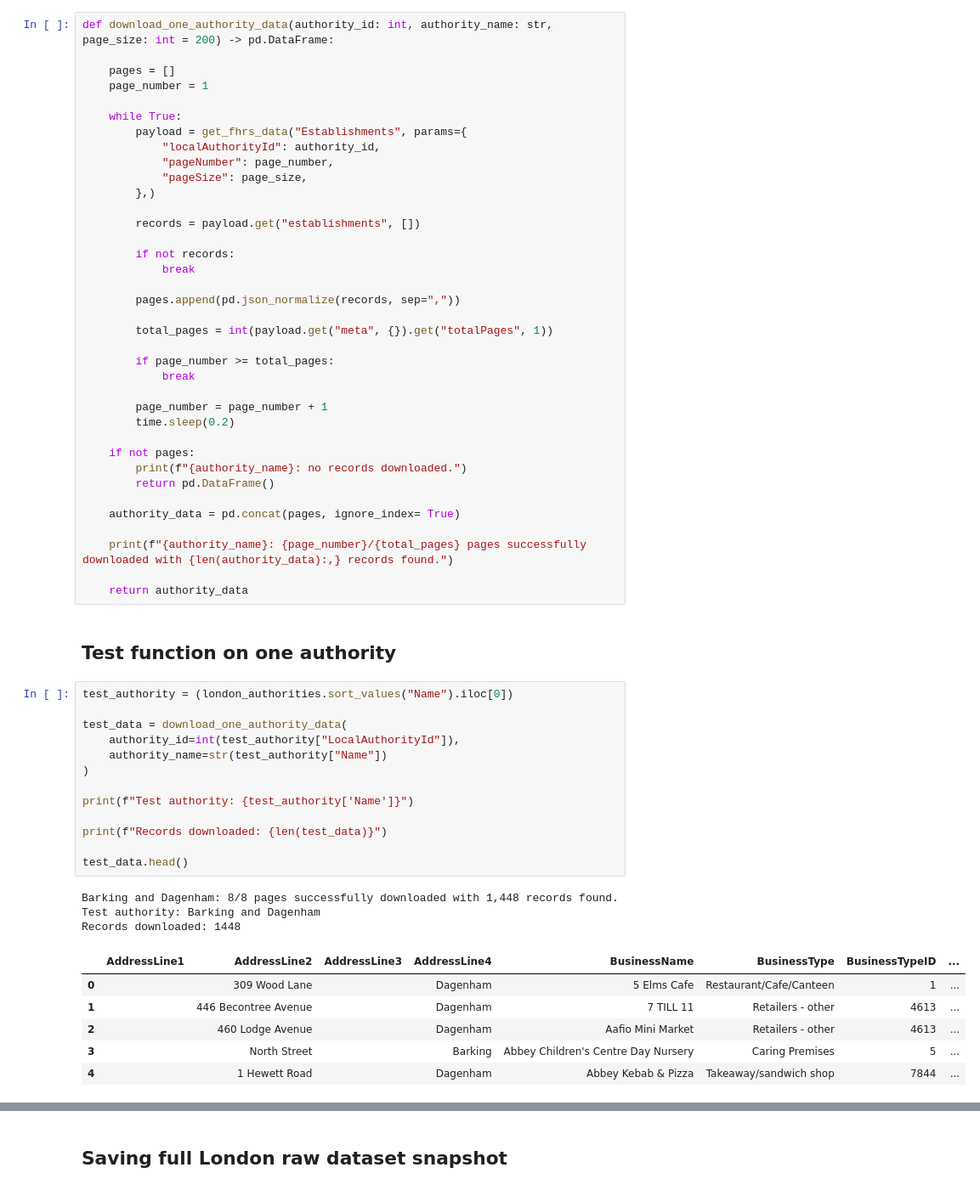
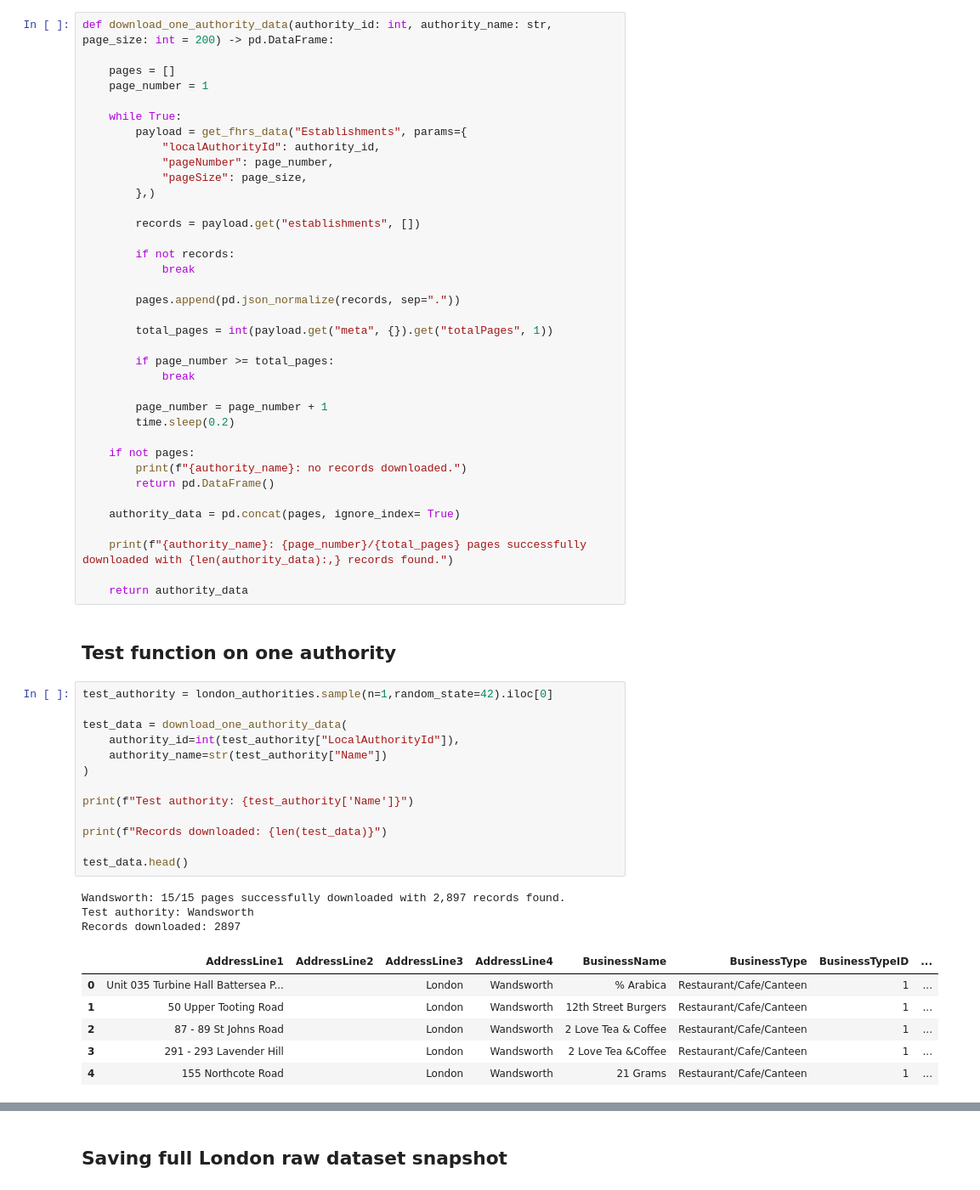
Before and after one commit to rhhythhm/london-bakery-provision, a Jupyter notebook: notebooks/fhrs_download_01.ipynb, the cells around one changed output, grey strips where cells are left out. Shown at 85% size. Drawn from its saved outputs; the diff is of its cells as text.

```diff
--- a/notebooks/fhrs_download_01.ipynb
+++ b/notebooks/fhrs_download_01.ipynb
@@ -168,7 +168,7 @@ def download_one_authority_data(authority_id: int, authority_name: str, page_siz
         if not records:
             break
 
-        pages.append(pd.json_normalize(records, sep=","))
+        pages.append(pd.json_normalize(records, sep="."))
 
         total_pages = int(payload.get("meta", {}).get("totalPages", 1))
 
@@ -190,28 +190,28 @@ def download_one_authority_data(authority_id: int, authority_name: str, page_siz
 # %% [markdown]
 ## Test function on one authority
 # %%
-test_authority = (london_authorities.sort_values("Name").iloc[0])
+test_authority = london_authorities.sample(n=1,random_state=42).iloc[0]
 
 test_data = download_one_authority_data(
     authority_id=int(test_authority["LocalAuthorityId"]),
     authority_name=str(test_authority["Name"])
 )
 
 print(f"Test authority: {test_authority['Name']}")
 
 print(f"Records downloaded: {len(test_data)}")
 
 test_data.head()
 # %% [output]
-Barking and Dagenham: 8/8 pages successfully downloaded with 1,448 records found.
-Test authority: Barking and Dagenham
-Records downloaded: 1448
+Wandsworth: 15/15 pages successfully downloaded with 2,897 records found.
+Test authority: Wandsworth
+Records downloaded: 2897
 |  | AddressLine1 | AddressLine2 | AddressLine3 | AddressLine4 | BusinessName | BusinessType | BusinessTypeID | ... |
-| 0 |  | 309 Wood Lane |  | Dagenham | 5 Elms Cafe | Restaurant/Cafe/Canteen | 1 | ... |
-| 1 |  | 446 Becontree Avenue |  | Dagenham | 7 TILL 11 | Retailers - other | 4613 | ... |
-| 2 |  | 460 Lodge Avenue |  | Dagenham | Aafio Mini Market | Retailers - other | 4613 | ... |
-| 3 |  | North Street |  | Barking | Abbey Children's Centre Day Nursery | Caring Premises | 5 | ... |
-| 4 |  | 1 Hewett Road |  | Dagenham | Abbey Kebab & Pizza | Takeaway/sandwich shop | 7844 | ... |
+| 0 | Unit 035 Turbine Hall Battersea P... |  | London | Wandsworth | % Arabica | Restaurant/Cafe/Canteen | 1 | ... |
+| 1 | 50 Upper Tooting Road |  | London | Wandsworth | 12th Street Burgers | Restaurant/Cafe/Canteen | 1 | ... |
+| 2 | 87 - 89 St Johns Road |  | London | Wandsworth | 2 Love Tea & Coffee | Restaurant/Cafe/Canteen | 1 | ... |
+| 3 | 291 - 293 Lavender Hill |  | London | Wandsworth | 2 Love Tea &Coffee | Restaurant/Cafe/Canteen | 1 | ... |
+| 4 | 155 Northcote Road |  | London | Wandsworth | 21 Grams | Restaurant/Cafe/Canteen | 1 | ... |
 5 rows × 28 columns
 # %% [markdown]
 # Full London dataset download
```
Also changed, not shown: parts of 11 cells of this notebook, 1 other file.
